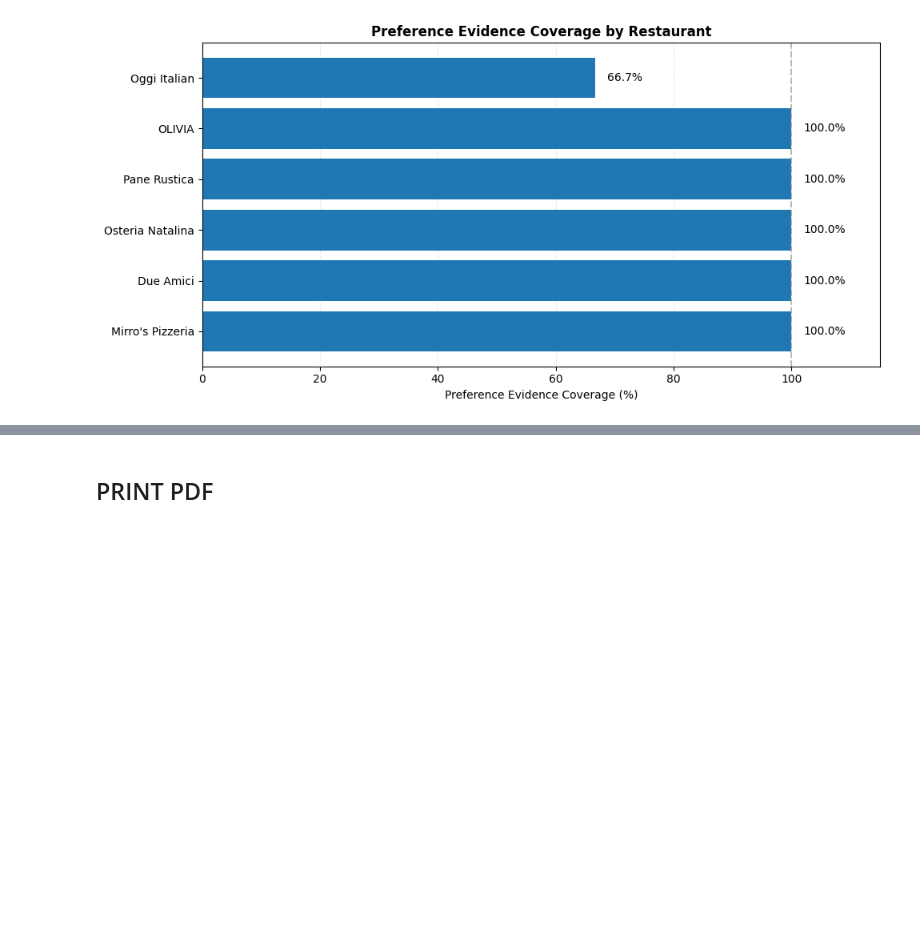
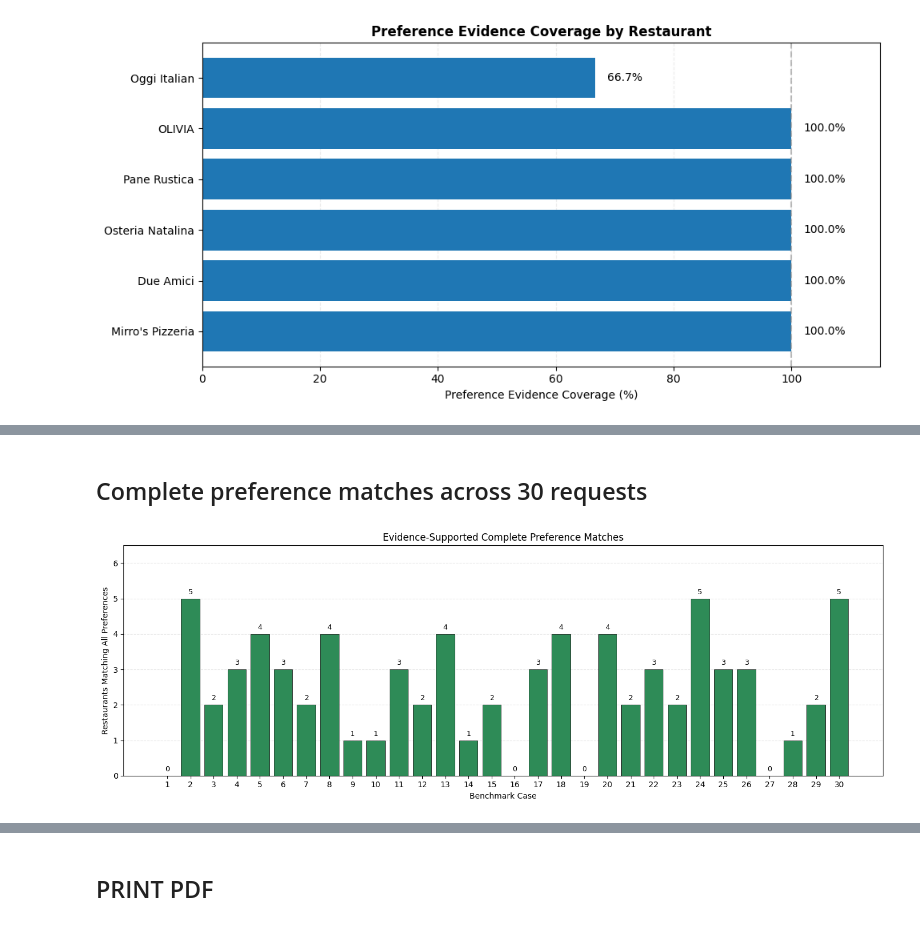
Before and after one commit to behar43/CAP6938_AI_Knowledge_Systems_Final_Project, a Jupyter notebook: tester_Ben_Prishtina.ipynb, the cells around one changed output, grey strips where cells are left out. Saved outputs shown, nothing was run; the diff lists cells and outputs as text; code cells hidden in the pictures; blank space fills up the shorter version.

```diff
--- a/tester_Ben_Prishtina.ipynb
+++ b/tester_Ben_Prishtina.ipynb
@@ -2195,0 +5280,39 @@ plt.show()
+# %% [markdown]
+## Complete preference matches across 30 requests
+# %%
+
+fig, ax = plt.subplots(figsize=(14, 5))
+
+bars = ax.bar(
+    benchmark_df["Case"],
+    benchmark_df["Complete Matches"],
+    color="seagreen",
+    edgecolor="black",
+    linewidth=0.5
+)
+
+for bar in bars:
+    height = bar.get_height()
+    ax.text(
+        bar.get_x() + bar.get_width() / 2,
+        height + 0.08,
+        str(int(height)),
+        ha="center",
+        va="bottom",
+        fontsize=9
+    )
+
+ax.set_title("Evidence-Supported Complete Preference Matches")
+ax.set_xlabel("Benchmark Case")
+ax.set_ylabel("Restaurants Matching All Preferences")
+ax.set_xticks(range(1, 31))
+ax.set_ylim(0, 6.5)
+
+ax.grid(axis="y", linestyle="--", alpha=0.3)
+ax.set_axisbelow(True)
+
+plt.tight_layout()
+plt.savefig("benchmark_30_preference_matches.png", dpi=300)
+plt.show()
+# %% [output]
+[figure, added]
```
Also changed, not shown: parts of 68 cells of this notebook, 4 other files.
